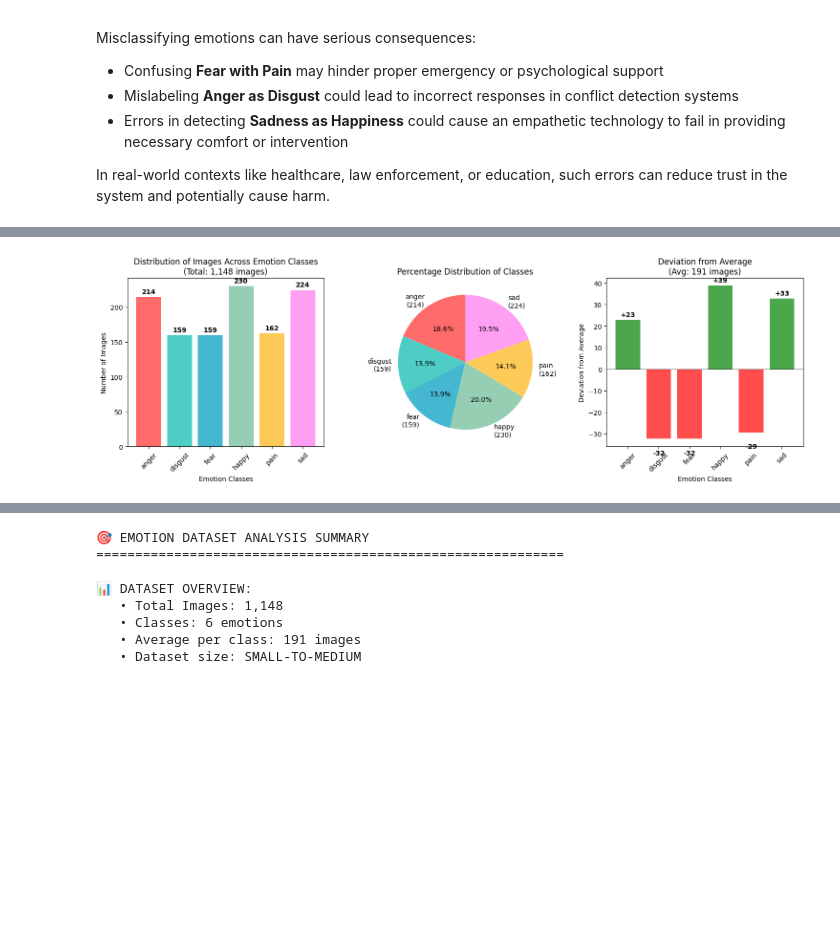
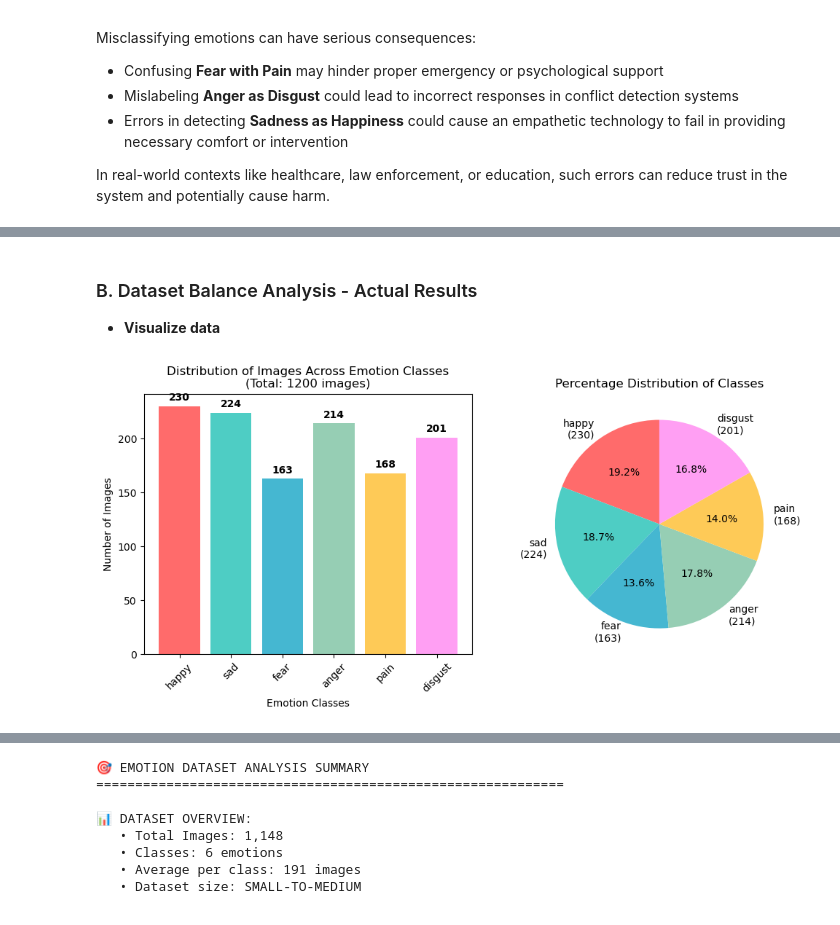
Before and after one commit to thongduong1990/SIT744-Deeplearning, a Jupyter notebook: assignment_3/2025_SIT744_Assignment3_answer.ipynb, the cells around one changed output, grey strips where cells are left out. Saved outputs shown, nothing was run; the diff lists cells and outputs as text; code cells hidden in the pictures; blank space fills up the shorter version.

```diff
--- a/assignment_3/2025_SIT744_Assignment3_answer.ipynb
+++ b/assignment_3/2025_SIT744_Assignment3_answer.ipynb
@@ -164,89 +83,47 @@ Classes within 1 std dev of mean: 5/6
+# %% [markdown]
+### B. Dataset Balance Analysis - Actual Results
+
+- **Visualize data**
 # %%
-# Create visualizations for the emotion dataset analysis
-import matplotlib.pyplot as plt
-import numpy as np
-
-# Data from actual dataset counts
-class_counts = {
-    'anger': 214,
-    'disgust': 159,
-    'fear': 159,
-    'happy': 230,
-    'pain': 162,
-    'sad': 224
-}
+# Filter class
+class_counts = {}
+if os.path.exists('emotions'):
+    for item in os.listdir('emotions'):
+        if os.path.isdir(os.path.join('emotions', item)):
+            count = len([f for f in os.listdir(os.path.join('emotions', item))])
+            class_counts[item] = count
 
 emotion_classes = list(class_counts.keys())
 counts = list(class_counts.values())
 total_images = sum(counts)
 
 # Create figure with subplots
 plt.figure(figsize=(15, 5))
 
 # 1. Bar plot showing absolute counts
 plt.subplot(1, 3, 1)
 colors = ['#FF6B6B', '#4ECDC4', '#45B7D1', '#96CEB4', '#FECA57', '#FF9FF3']
 bars = plt.bar(emotion_classes, counts, color=colors)
-plt.title('Distribution of Images Across Emotion Classes\n(Total: 1,148 images)', fontsize=12)
+plt.title(f'Distribution of Images Across Emotion Classes\n(Total: {total_images} images)', fontsize=12)
 plt.xlabel('Emotion Classes')
 plt.ylabel('Number of Images')
 plt.xticks(rotation=45)
 
 # Add value labels on bars
 for bar, count in zip(bars, counts):
     height = bar.get_height()
     plt.text(bar.get_x() + bar.get_width()/2., height + 3,
              f'{count}', ha='center', va='bottom', fontweight='bold')
 
 # 2. Pie chart showing percentages
 plt.subplot(1, 3, 2)
 percentages = [(count/total_images)*100 for count in counts]
 plt.pie(percentages, labels=[f'{emotion}\n({count})' for emotion, count in zip(emotion_classes, counts)],
         autopct='%1.1f%%', colors=colors, startangle=90)
 plt.title('Percentage Distribution of Classes', fontsize=12)
 
-# 3. Deviation from average
-plt.subplot(1, 3, 3)
-average = total_images / len(emotion_classes)
-deviations = [count - average for count in counts]
-colors_dev = ['red' if dev < 0 else 'green' for dev in deviations]
-bars = plt.bar(emotion_classes, deviations, color=colors_dev, alpha=0.7)
-plt.title(f'Deviation from Average\n(Avg: {average:.0f} images)', fontsize=12)
-plt.xlabel('Emotion Classes')
-plt.ylabel('Deviation from Average')
-plt.xticks(rotation=45)
-plt.axhline(y=0, color='black', linestyle='-', alpha=0.3)
-
-# Add value labels
-for bar, dev in zip(bars, deviations):
-    height = bar.get_height()
-    plt.text(bar.get_x() + bar.get_width()/2., height + (1 if height >= 0 else -5),
-             f'{dev:+.0f}', ha='center', va='bottom' if height >= 0 else 'top', fontweight='bold')
 
 plt.tight_layout()
 plt.show()
-
-# Print detailed analysis
-print("Detailed Class Distribution Analysis:")
-print("=" * 50)
-print(f"{'Class':<10} {'Count':<8} {'%':<8} {'Status':<15}")
-print("-" * 50)
-
-for emotion, count in class_counts.items():
-    percentage = (count / total_images) * 100
-    if count < average * 0.85:
-        status = "Underrepresented"
-    elif count > average * 1.15:
-        status = "Overrepresented"
-    else:
-        status = "Balanced"
-    print(f"{emotion.capitalize():<10} {count:<8} {percentage:<8.1f} {status:<15}")
-
-print(f"\nKey Findings:")
-print(f"• Most represented: Happy ({class_counts['happy']} images, {(class_counts['happy']/total_images)*100:.1f}%)")
-print(f"• Least represented: Fear & Disgust ({min(class_counts['fear'], class_counts['disgust'])} images each)")
-print(f"• Imbalance ratio: {max(counts)/min(counts):.2f} (max/min)")
-print(f"• Standard deviation: {np.std(counts):.1f}")
-print(f"• This indicates MODERATE class imbalance that should be addressed in training")
 # %% [output]
-[figure, old version]
+[figure, new version]
```
Also changed, not shown: parts of 11 cells of this notebook.
